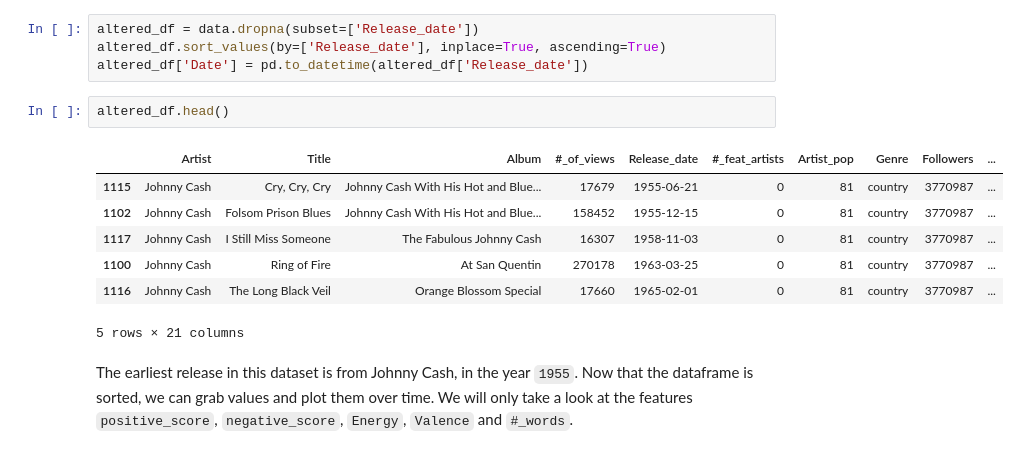
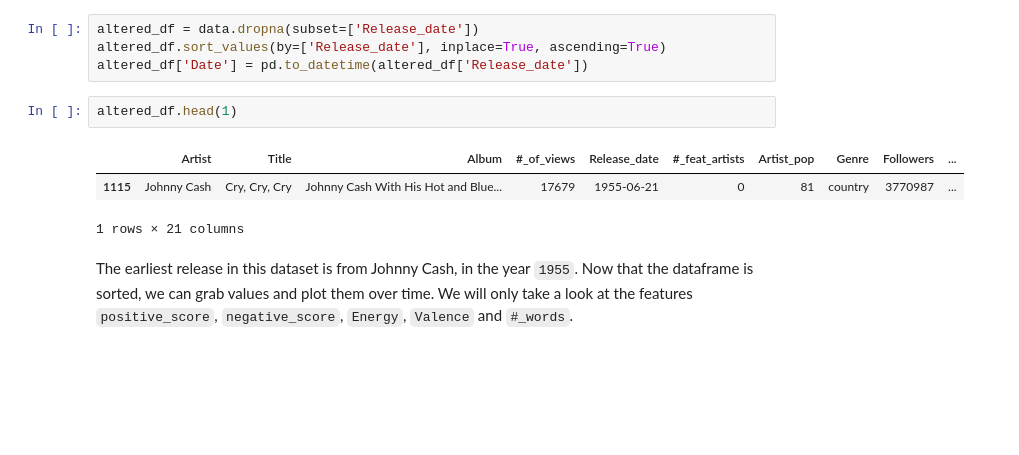
Before and after one commit to ccamp032/Music-Mood-Analysis, a Jupyter notebook: Phase_2_data_analysis/LyricDataset_Fin.ipynb, the cells around one changed output. Saved outputs shown, nothing was run; the diff lists cells and outputs as text; blank space fills up the shorter version.

```diff
--- a/Phase_2_data_analysis/LyricDataset_Fin.ipynb
+++ b/Phase_2_data_analysis/LyricDataset_Fin.ipynb
@@ -507,15 +507,11 @@ altered_df = data.dropna(subset=['Release_date'])
 altered_df.sort_values(by=['Release_date'], inplace=True, ascending=True)
 altered_df['Date'] = pd.to_datetime(altered_df['Release_date'])
 # %%
-altered_df.head()
+altered_df.head(1)
 # %% [output]
 |  | Artist | Title | Album | #_of_views | Release_date | #_feat_artists | Artist_pop | Genre | Followers | ... |
 | 1115 | Johnny Cash | Cry, Cry, Cry | Johnny Cash With His Hot and Blue... | 17679 | 1955-06-21 | 0 | 81 | country | 3770987 | ... |
-| 1102 | Johnny Cash | Folsom Prison Blues | Johnny Cash With His Hot and Blue... | 158452 | 1955-12-15 | 0 | 81 | country | 3770987 | ... |
-| 1117 | Johnny Cash | I Still Miss Someone | The Fabulous Johnny Cash | 16307 | 1958-11-03 | 0 | 81 | country | 3770987 | ... |
-| 1100 | Johnny Cash | Ring of Fire | At San Quentin | 270178 | 1963-03-25 | 0 | 81 | country | 3770987 | ... |
-| 1116 | Johnny Cash | The Long Black Veil | Orange Blossom Special | 17660 | 1965-02-01 | 0 | 81 | country | 3770987 | ... |
-5 rows × 21 columns
+1 rows × 21 columns
 # %% [markdown]
 The earliest release in this dataset is from Johnny Cash, in the year `1955`. Now that the dataframe is sorted, we can grab values and plot them over time. We will only take a look at the features `positive_score`, `negative_score`, `Energy`, `Valence` and `#_words`.
 # %%
```
Also changed, not shown: parts of 1 cell of this notebook.
